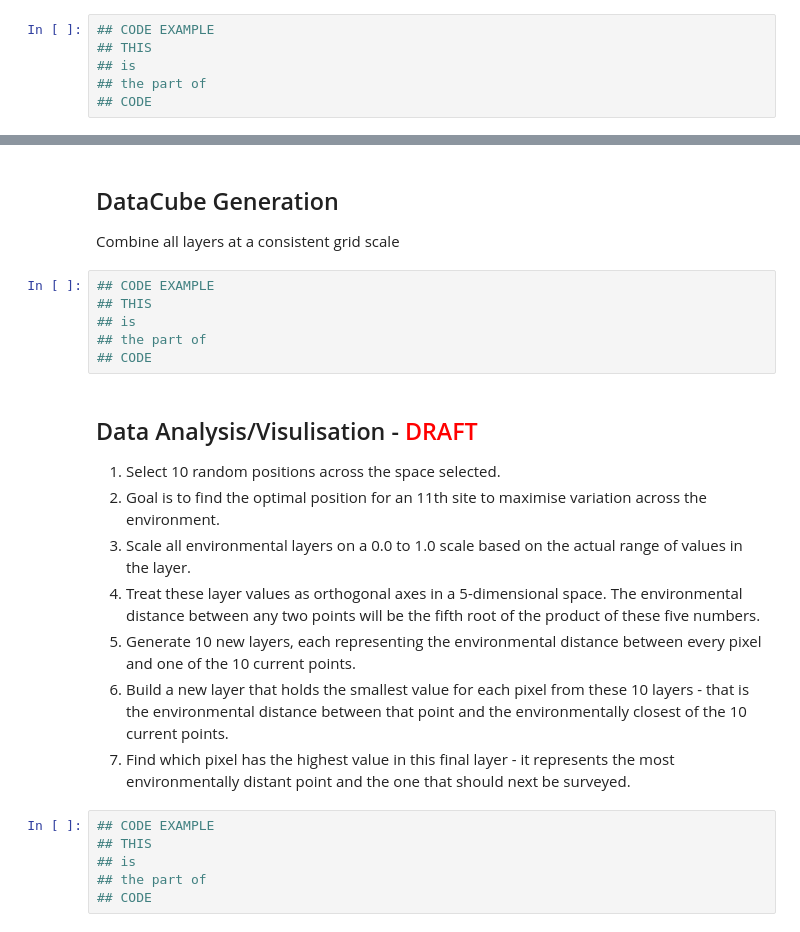
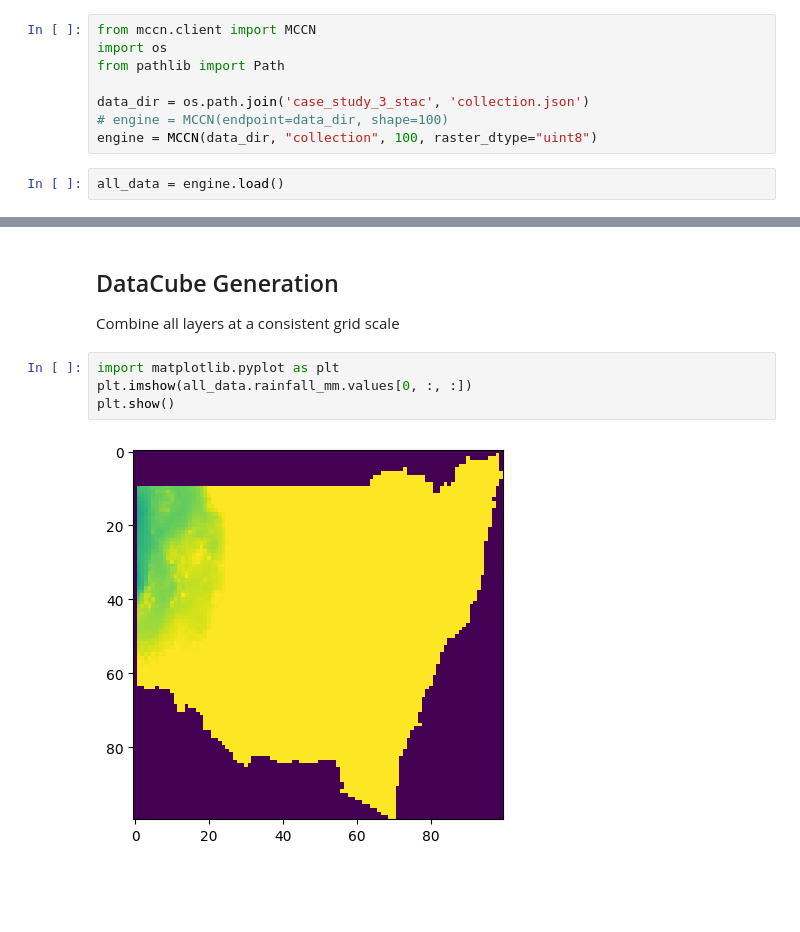
Before and after one commit to aus-plant-phenomics-network/mccn-case-studies, a Jupyter notebook: Case 3/MCCN-CASE 3.ipynb, the cells around one changed output, grey strips where cells are left out. Cells and saved outputs as stored; diff of their text form; blank space fills up the shorter version.

Commit message:
add case study 3 notebook

```diff
--- a/Case 3/MCCN-CASE 3.ipynb
+++ b/Case 3/MCCN-CASE 3.ipynb
@@ -34,8 +34,12 @@ Notes:
 ## Data Transformation
 Align/scale all sources on a single grid.
 # %%
-## CODE EXAMPLE
-## THIS
-## is
-## the part of
-## CODE
+from mccn.client import MCCN
+import os
+from pathlib import Path
+
+data_dir = os.path.join('case_study_3_stac', 'collection.json')
+# engine = MCCN(endpoint=data_dir, shape=100)
+engine = MCCN(data_dir, "collection", 100, raster_dtype="uint8")
+# %%
+all_data = engine.load()
@@ -42,24 +66,9 @@ Align/scale all sources on a single grid.
 # %% [markdown]
 ## DataCube Generation
 Combine all layers at a consistent grid scale
-# %%
-## CODE EXAMPLE
-## THIS
-## is
-## the part of
-## CODE
-# %% [markdown]
-## Data Analysis/Visulisation - <span style="color:red">DRAFT</span>
-1. Select 10 random positions across the space selected.
-2. Goal is to find the optimal position for an 11th site to maximise variation across the environment.
-3. Scale all environmental layers on a 0.0 to 1.0 scale based on the actual range of values in the layer.
-4. Treat these layer values as orthogonal axes in a 5-dimensional space. The environmental distance between any two points will be the fifth root of the product of these five numbers.
-5. Generate 10 new layers, each representing the environmental distance between every pixel and one of the 10 current points.
-6. Build a new layer that holds the smallest value for each pixel from these 10 layers - that is the environmental distance between that point and the environmentally closest of the 10 current points.
-7. Find which pixel has the highest value in this final layer - it represents the most environmentally distant point and the one that should next be surveyed.
-# %%
-## CODE EXAMPLE
-## THIS
-## is
-## the part of
-## CODE
+# %%
+import matplotlib.pyplot as plt
+plt.imshow(all_data.rainfall_mm.values[0, :, :])
+plt.show()
+# %% [output]
+[figure, added]
```
Also changed, not shown: parts of 14 cells of this notebook.
